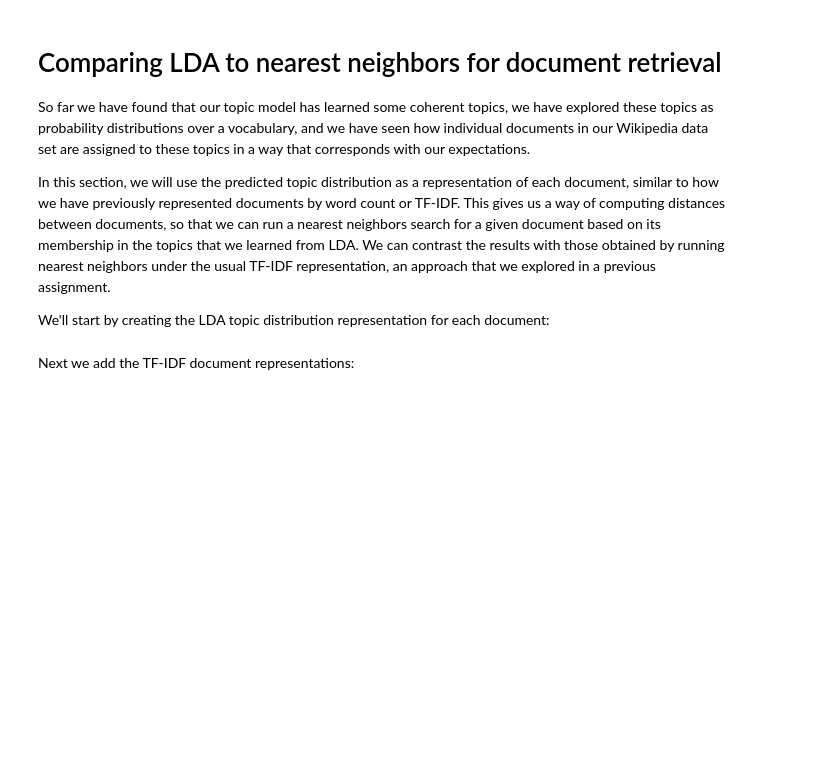
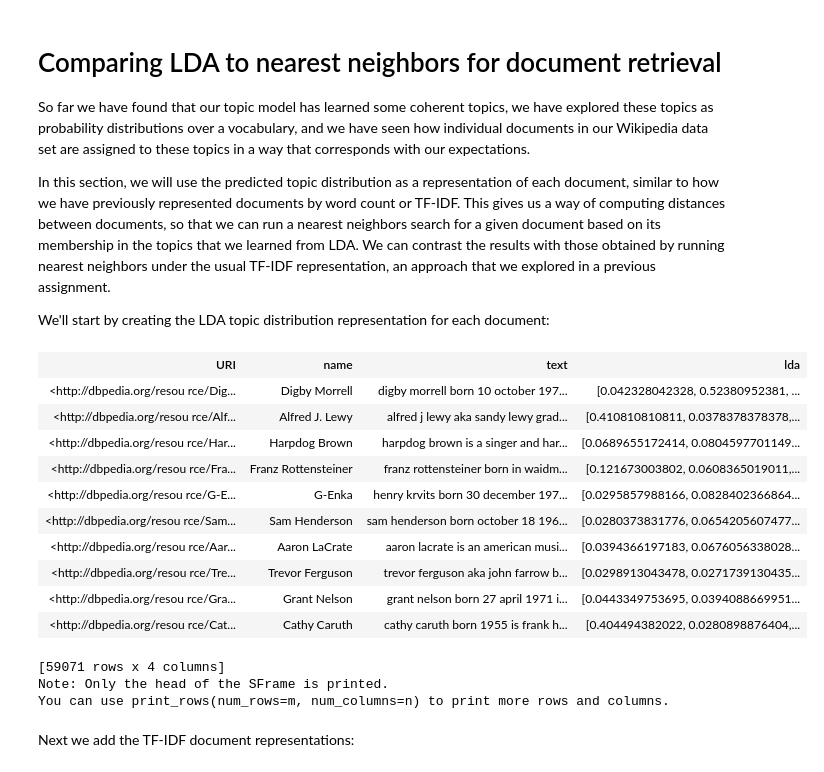
Before and after one commit to ramakris/coursera-ml, a Jupyter notebook: clustering/5_lda_blank.ipynb, the cells around one changed output. Saved outputs shown, nothing was run; the diff lists cells and outputs as text; code cells hidden in the pictures; blank space fills up the shorter version.

```diff
--- a/clustering/5_lda_blank.ipynb
+++ b/clustering/5_lda_blank.ipynb
@@ -379,6 +426,22 @@ In this section, we will use the predicted topic distribution as a representatio
 We'll start by creating the LDA topic distribution representation for each document:
 # %%
 wiki['lda'] = topic_model.predict(wiki_docs, output_type='probability')
+wiki
+# %% [output]
+| URI | name | text | lda |
+| <http://dbpedia.org/resou rce/Dig... | Digby Morrell | digby morrell born 10 october 197... | [0.042328042328, 0.52380952381, ... |
+| <http://dbpedia.org/resou rce/Alf... | Alfred J. Lewy | alfred j lewy aka sandy lewy grad... | [0.410810810811, 0.0378378378378,... |
+| <http://dbpedia.org/resou rce/Har... | Harpdog Brown | harpdog brown is a singer and har... | [0.0689655172414, 0.0804597701149... |
+| <http://dbpedia.org/resou rce/Fra... | Franz Rottensteiner | franz rottensteiner born in waidm... | [0.121673003802, 0.0608365019011,... |
+| <http://dbpedia.org/resou rce/G-E... | G-Enka | henry krvits born 30 december 197... | [0.0295857988166, 0.0828402366864... |
+| <http://dbpedia.org/resou rce/Sam... | Sam Henderson | sam henderson born october 18 196... | [0.0280373831776, 0.0654205607477... |
+| <http://dbpedia.org/resou rce/Aar... | Aaron LaCrate | aaron lacrate is an american musi... | [0.0394366197183, 0.0676056338028... |
+| <http://dbpedia.org/resou rce/Tre... | Trevor Ferguson | trevor ferguson aka john farrow b... | [0.0298913043478, 0.0271739130435... |
+| <http://dbpedia.org/resou rce/Gra... | Grant Nelson | grant nelson born 27 april 1971 i... | [0.0443349753695, 0.0394088669951... |
+| <http://dbpedia.org/resou rce/Cat... | Cathy Caruth | cathy caruth born 1955 is frank h... | [0.404494382022, 0.0280898876404,... |
+[59071 rows x 4 columns]
+Note: Only the head of the SFrame is printed.
+You can use print_rows(num_rows=m, num_columns=n) to print more rows and columns.
 # %% [markdown]
 Next we add the TF-IDF document representations:
 # %%
```
Also changed, not shown: parts of 14 cells of this notebook.
